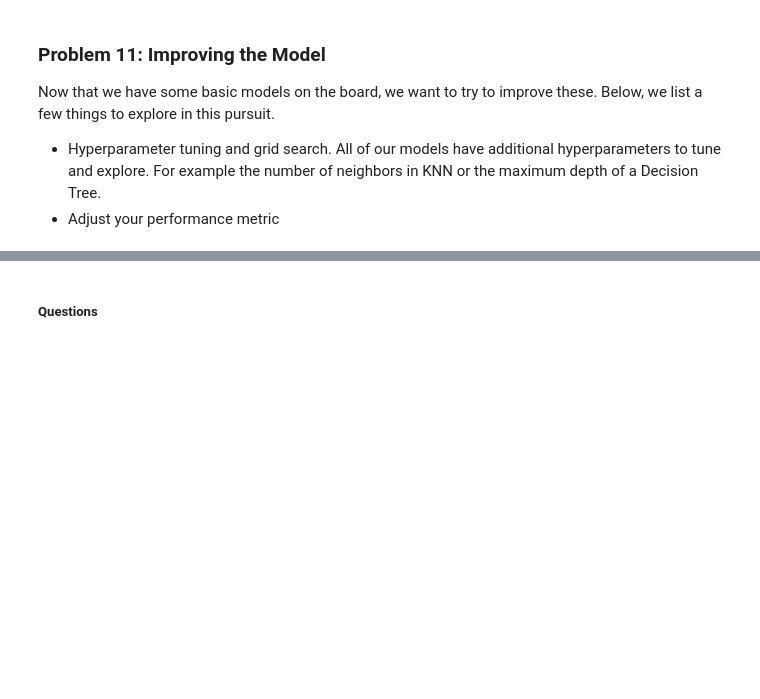
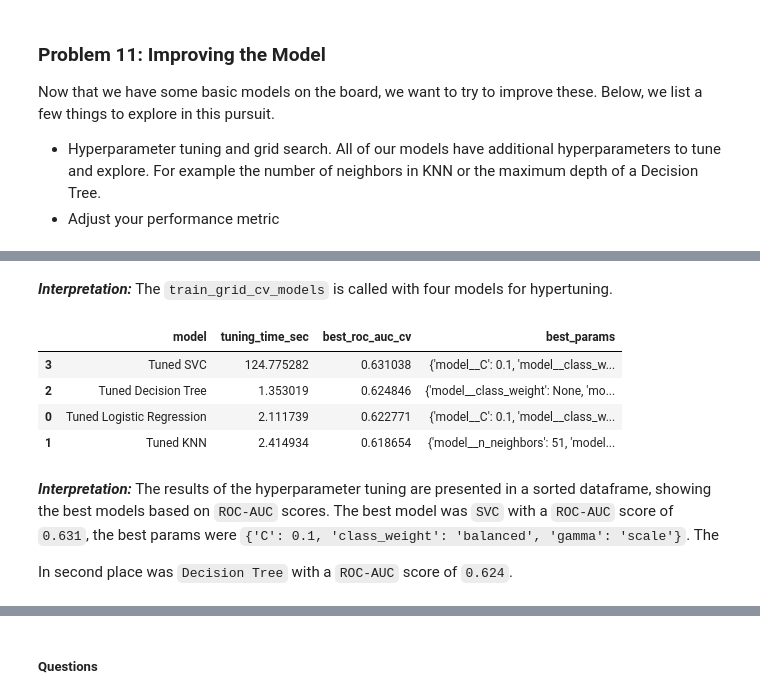
Before and after one commit to weslylaboy/classifiers-performance-comparison, a Jupyter notebook: prompt_III.ipynb, the cells around one changed output, grey strips where cells are left out. Saved outputs shown, nothing was run; the diff lists cells and outputs as text; code cells hidden in the pictures; blank space fills up the shorter version.

```diff
--- a/prompt_III.ipynb
+++ b/prompt_III.ipynb
@@ -559,0 +717,23 @@ Now that we have some basic models on the board, we want to try to improve these
+# %%
+models_tuning = {
+    'Logistic Regression': LogisticRegression(class_weight='balanced', random_state=42),
+    'KNN': KNeighborsClassifier(weights='distance'),
+    'Decision Tree': DecisionTreeClassifier(class_weight='balanced', random_state=42),
+    'SVC': SVC(class_weight='balanced', random_state=42)
+}
+
+grid_results, best_models = train_grid_cv_models(models_tuning, param_grids_fast)
+# %% [markdown]
+***Interpretation:*** The `train_grid_cv_models` is called with four models for hypertuning.
+# %%
+grid_results
+# %% [output]
+|  | model | tuning_time_sec | best_roc_auc_cv | best_params |
+| 3 | Tuned SVC | 124.775282 | 0.631038 | {'model__C': 0.1, 'model__class_w... |
+| 2 | Tuned Decision Tree | 1.353019 | 0.624846 | {'model__class_weight': None, 'mo... |
+| 0 | Tuned Logistic Regression | 2.111739 | 0.622771 | {'model__C': 0.1, 'model__class_w... |
+| 1 | Tuned KNN | 2.414934 | 0.618654 | {'model__n_neighbors': 51, 'model... |
+# %% [markdown]
+***Interpretation:*** The results of the hyperparameter tuning are presented in a sorted dataframe, showing the best models based on `ROC-AUC` scores. The best model was `SVC` with a `ROC-AUC` score of `0.631`, the best params were `{'C': 0.1, 'class_weight': 'balanced', 'gamma': 'scale'}`. The
+
+In second place was `Decision Tree` with a `ROC-AUC` score of `0.624`.
```
Also changed, not shown: parts of 17 cells of this notebook.
